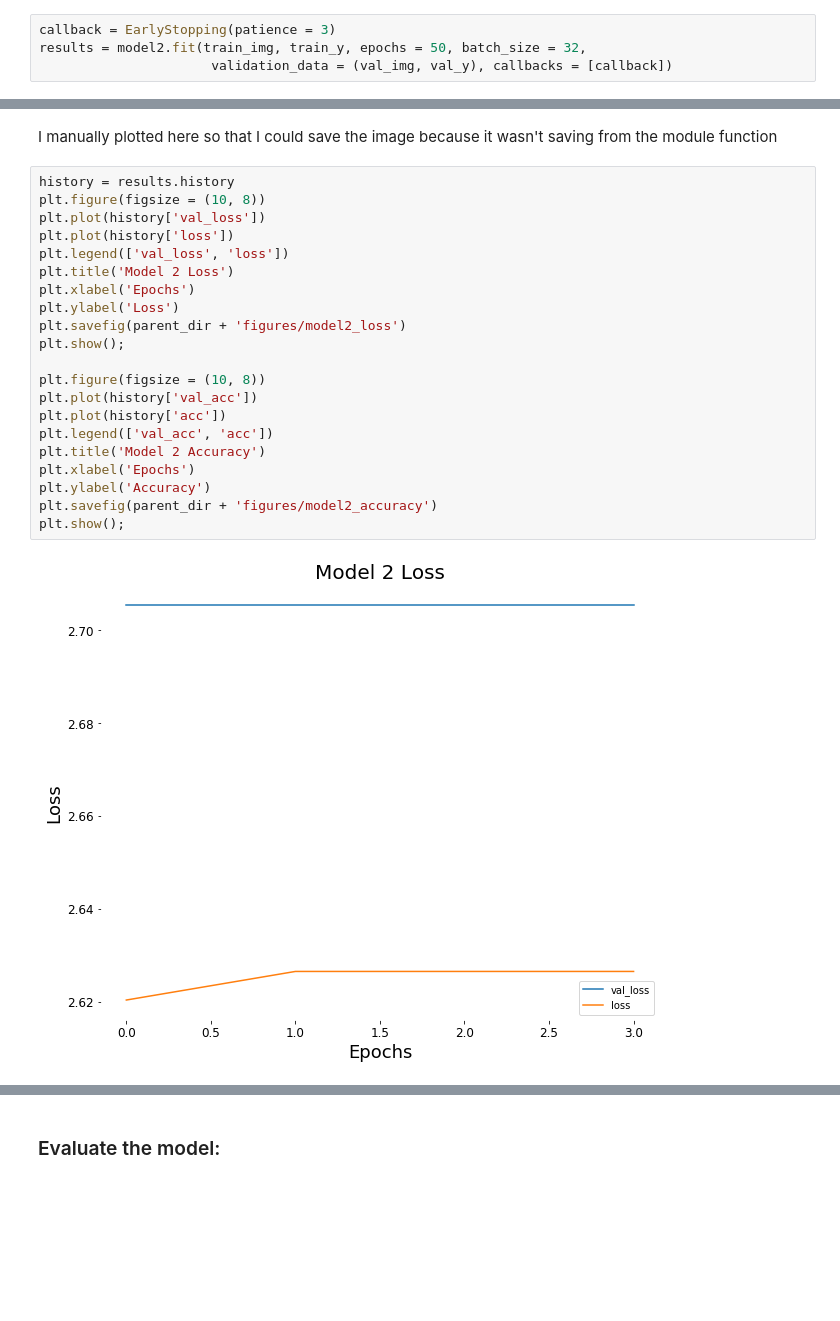
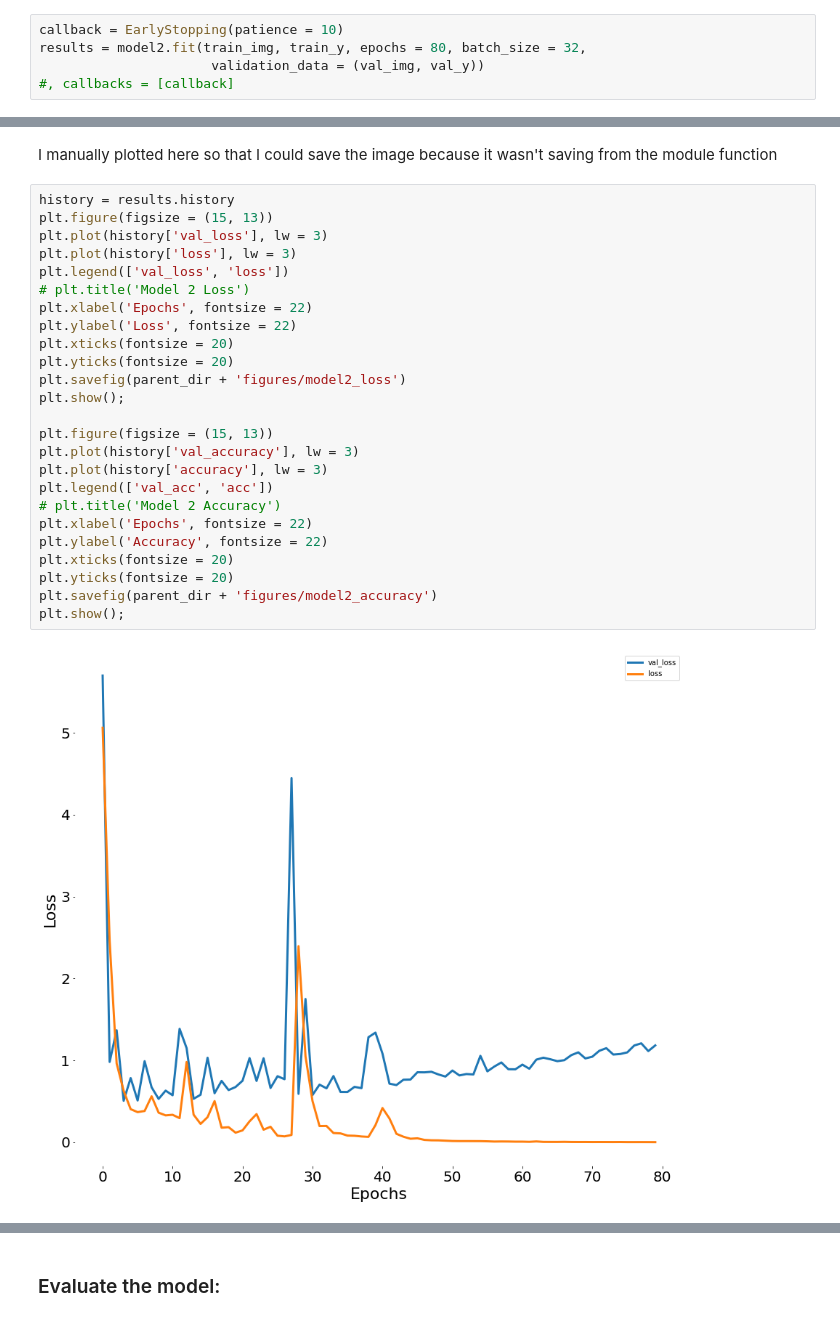
Before and after one commit to lecritch/Cene-Image-Classification, a Jupyter notebook: notebooks/modelling/02_modelling.ipynb, the cells around one changed output, grey strips where cells are left out. Drawn from its saved outputs; the diff is of its cells as text; blank space fills up the shorter version.

```diff
--- a/notebooks/modelling/02_modelling.ipynb
+++ b/notebooks/modelling/02_modelling.ipynb
@@ -158,8 +174,9 @@ Trainable params: 12,593,462
 Non-trainable params: 0
 _________________________________________________________________
 # %%
-callback = EarlyStopping(patience = 3)
-results = model2.fit(train_img, train_y, epochs = 50, batch_size = 32,
-                      validation_data = (val_img, val_y), callbacks = [callback])
+callback = EarlyStopping(patience = 10)
+results = model2.fit(train_img, train_y, epochs = 80, batch_size = 32,
+                      validation_data = (val_img, val_y))
+#, callbacks = [callback]
 # %% [output]
 Train on 1123 samples, validate on 280 samples
@@ -180,24 +205,28 @@ FileNotFoundError: [Errno 2] No such file or directory: '../figures/model_loss.p
 I manually plotted here so that I could save the image because it wasn't saving from the module function
 # %%
 history = results.history
-plt.figure(figsize = (10, 8))
-plt.plot(history['val_loss'])
-plt.plot(history['loss'])
+plt.figure(figsize = (15, 13))
+plt.plot(history['val_loss'], lw = 3)
+plt.plot(history['loss'], lw = 3)
 plt.legend(['val_loss', 'loss'])
-plt.title('Model 2 Loss')
-plt.xlabel('Epochs')
-plt.ylabel('Loss')
+# plt.title('Model 2 Loss')
+plt.xlabel('Epochs', fontsize = 22)
+plt.ylabel('Loss', fontsize = 22)
+plt.xticks(fontsize = 20)
+plt.yticks(fontsize = 20)
 plt.savefig(parent_dir + 'figures/model2_loss')
 plt.show();
 
-plt.figure(figsize = (10, 8))
-plt.plot(history['val_acc'])
-plt.plot(history['acc'])
+plt.figure(figsize = (15, 13))
+plt.plot(history['val_accuracy'], lw = 3)
+plt.plot(history['accuracy'], lw = 3)
 plt.legend(['val_acc', 'acc'])
-plt.title('Model 2 Accuracy')
-plt.xlabel('Epochs')
-plt.ylabel('Accuracy')
+# plt.title('Model 2 Accuracy')
+plt.xlabel('Epochs', fontsize = 22)
+plt.ylabel('Accuracy', fontsize = 22)
+plt.xticks(fontsize = 20)
+plt.yticks(fontsize = 20)
 plt.savefig(parent_dir + 'figures/model2_accuracy')
 plt.show();
 # %% [output]
-[figure, old version]
+[figure, new version]
```
Also changed, not shown: parts of 15 cells of this notebook, 10 other files.
